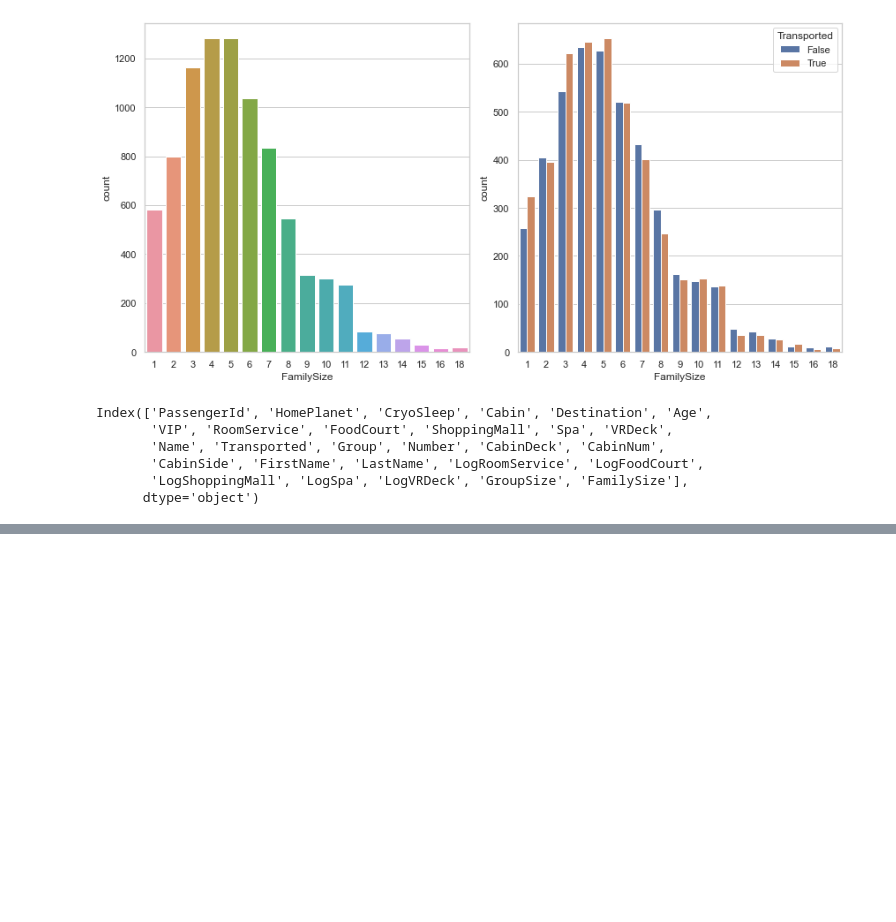
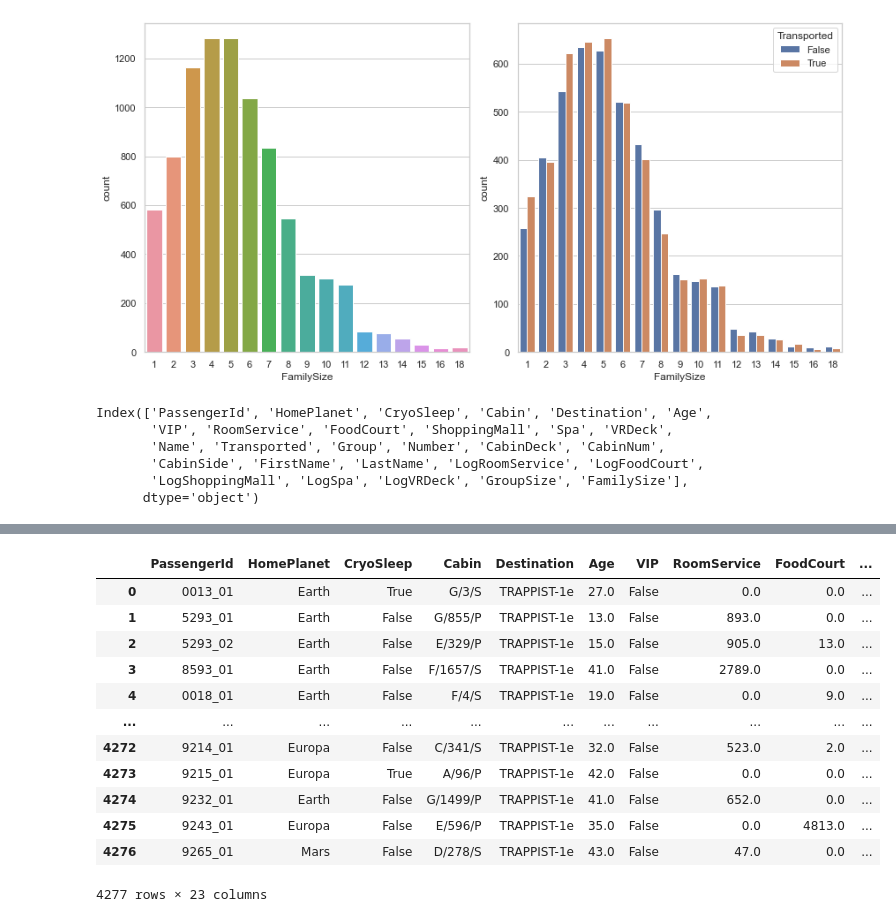
Before and after one commit to lukaszlachowicz/Projekty, a Jupyter notebook: Spaceship Titanic - klasyfikacja/Spaceship Titanic - klasyfikacja.ipynb, the cells around one changed output, grey strips where cells are left out. Drawn from its saved outputs; the diff is of its cells as text; code cells hidden in the pictures; blank space fills up the shorter version.

```diff
--- a/Spaceship Titanic - klasyfikacja/Spaceship Titanic - klasyfikacja.ipynb
+++ b/Spaceship Titanic - klasyfikacja/Spaceship Titanic - klasyfikacja.ipynb
@@ -423,0 +690,19 @@ weighted avg       0.80      0.80      0.80      1739
+# %%
+# Wykorzystanie najlepszego modelu lasu losowego do przewidywania etykiet dla danych testowych X_test_test
+df_test['Transported'] = best_rfc_final.predict(X_test_test)
+# %%
+df_test
+# %% [output]
+|  | PassengerId | HomePlanet | CryoSleep | Cabin | Destination | Age | VIP | RoomService | FoodCourt | ... |
+| 0 | 0013_01 | Earth | True | G/3/S | TRAPPIST-1e | 27.0 | False | 0.0 | 0.0 | ... |
+| 1 | 5293_01 | Earth | False | G/855/P | TRAPPIST-1e | 13.0 | False | 893.0 | 0.0 | ... |
+| 2 | 5293_02 | Earth | False | E/329/P | TRAPPIST-1e | 15.0 | False | 905.0 | 13.0 | ... |
+| 3 | 8593_01 | Earth | False | F/1657/S | TRAPPIST-1e | 41.0 | False | 2789.0 | 0.0 | ... |
+| 4 | 0018_01 | Earth | False | F/4/S | TRAPPIST-1e | 19.0 | False | 0.0 | 9.0 | ... |
+| ... | ... | ... | ... | ... | ... | ... | ... | ... | ... | ... |
+| 4272 | 9214_01 | Europa | False | C/341/S | TRAPPIST-1e | 32.0 | False | 523.0 | 2.0 | ... |
+| 4273 | 9215_01 | Europa | True | A/96/P | TRAPPIST-1e | 42.0 | False | 0.0 | 0.0 | ... |
+| 4274 | 9232_01 | Earth | False | G/1499/P | TRAPPIST-1e | 41.0 | False | 652.0 | 0.0 | ... |
+| 4275 | 9243_01 | Europa | False | E/596/P | TRAPPIST-1e | 35.0 | False | 0.0 | 4813.0 | ... |
+| 4276 | 9265_01 | Mars | False | D/278/S | TRAPPIST-1e | 43.0 | False | 47.0 | 0.0 | ... |
+4277 rows × 23 columns
```
Also changed, not shown: parts of 30 cells of this notebook, 1 other file.
